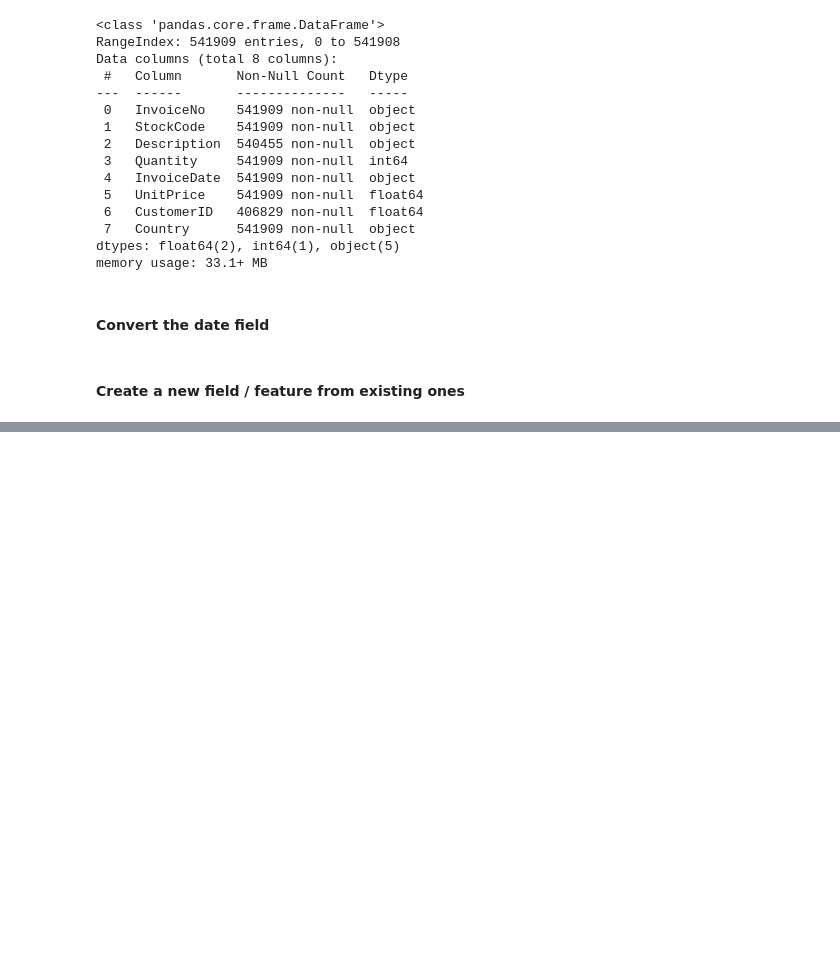
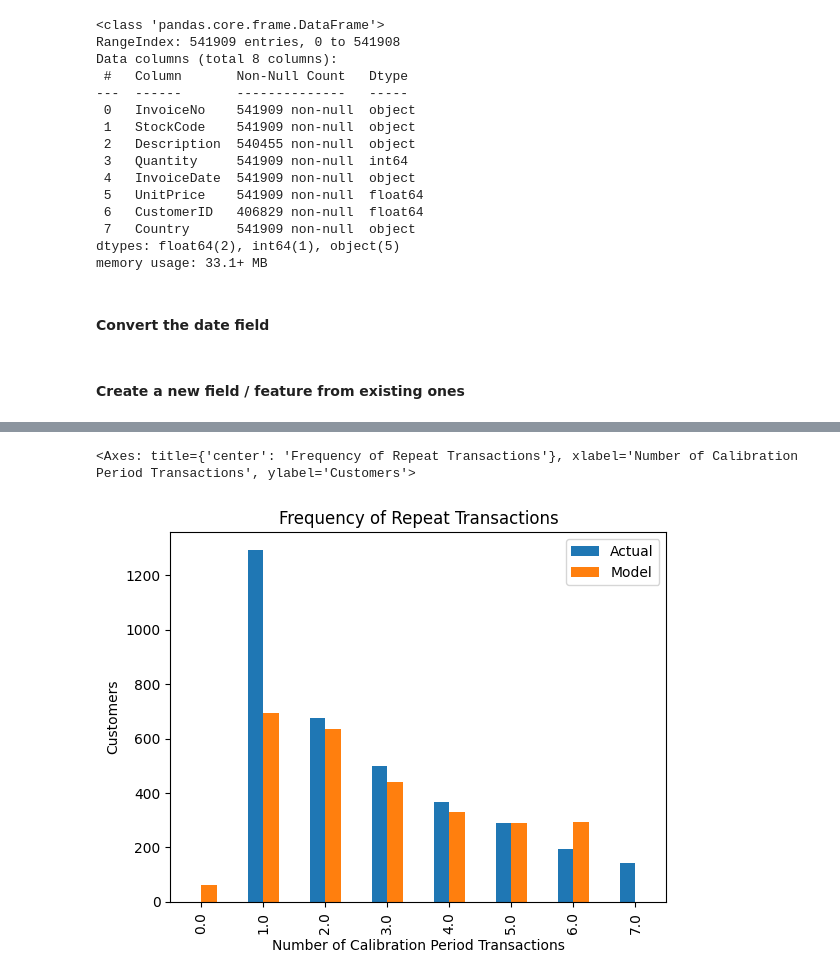
Before and after one commit to popescuaaa/upb-ai-bootcamp-2024, a Jupyter notebook: assignment/Starter.ipynb, the cells around one changed output, grey strips where cells are left out. Cells and saved outputs as stored; diff of their text form; code cells hidden in the pictures; blank space fills up the shorter version.

```diff
--- a/assignment/Starter.ipynb
+++ b/assignment/Starter.ipynb
@@ -149,0 +175,5 @@ Name: InvoiceDate, dtype: float64
+# %%
+ plot_period_transactions(paretof)
+# %% [output]
+<Axes: title={'center': 'Frequency of Repeat Transactions'}, xlabel='Number of Calibration Period Transactions', ylabel='Customers'>
+[figure, added]
```
Also changed, not shown: parts of 7 cells of this notebook, 1 other file.
